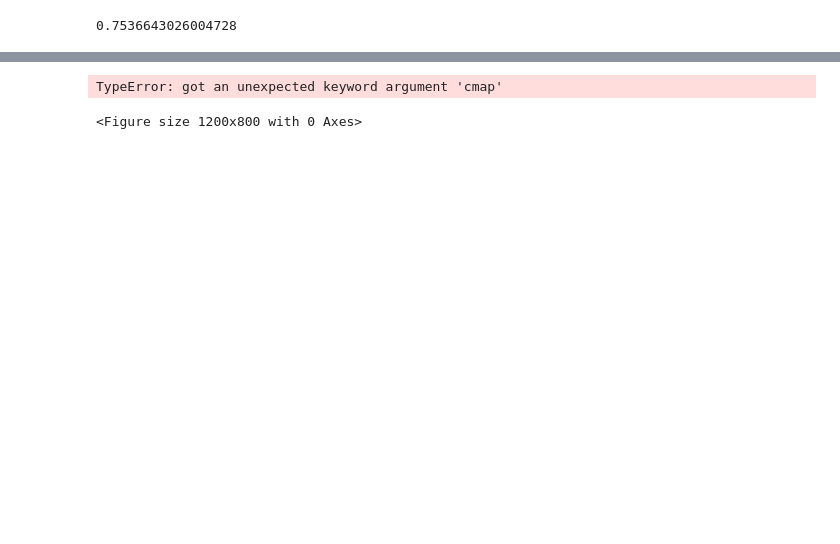
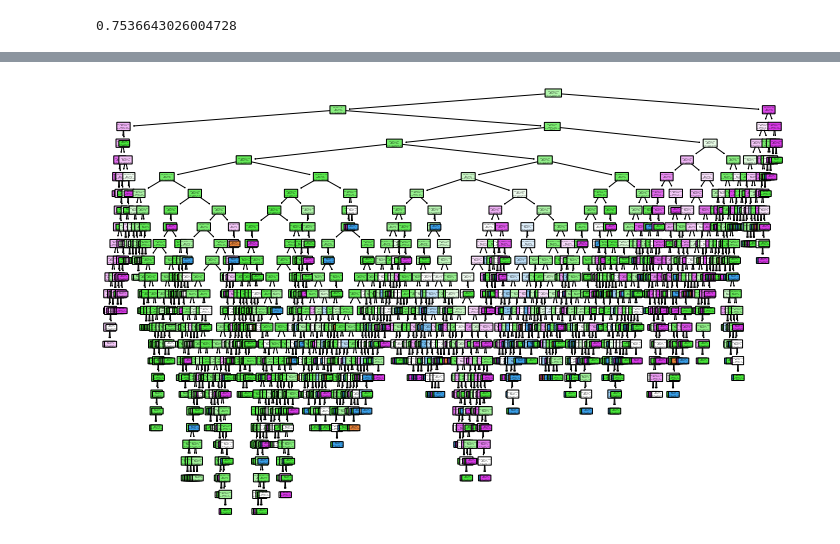
Before and after one commit to jaosherlyr/DATA_ANALYTICS, a Jupyter notebook: Assignments/Lecture_8.ipynb, the cells around one changed output, grey strips where cells are left out. Cells and saved outputs as stored; diff of their text form; code cells hidden in the pictures; blank space fills up the shorter version.

```diff
--- a/Assignments/Lecture_8.ipynb
+++ b/Assignments/Lecture_8.ipynb
@@ -163,9 +163,9 @@ feature_importances_df
 # %%
 class_names = [str(cls) for cls in model.classes_]
 
+# Plot the decision tree
 plt.figure(figsize=(12, 8))
-plot_tree(model, feature_names=X.columns, class_names=class_names, filled=True, rounded=True, cmap='plasma')
+plot_tree(model, feature_names=X.columns, class_names=class_names, filled=True, rounded=True)
 plt.show()
 # %% [output]
-TypeError: got an unexpected keyword argument 'cmap'
-<Figure size 1200x800 with 0 Axes>
+[figure, added]
```
Also changed, not shown: parts of 7 cells of this notebook, 27 other files.
